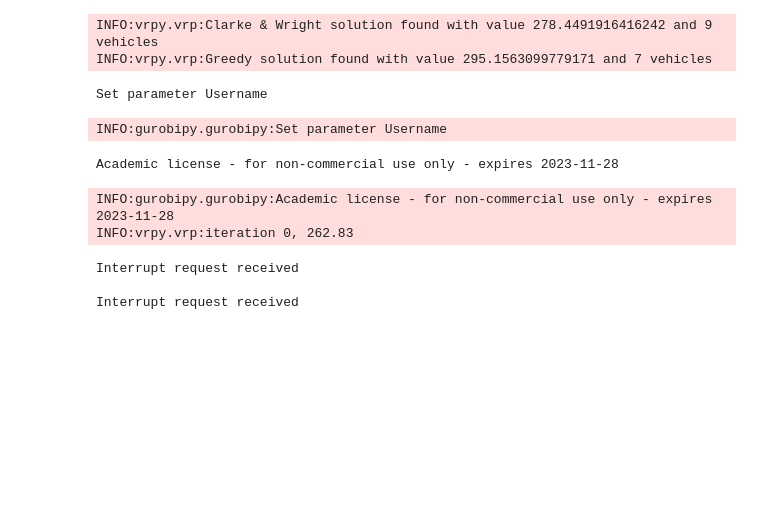
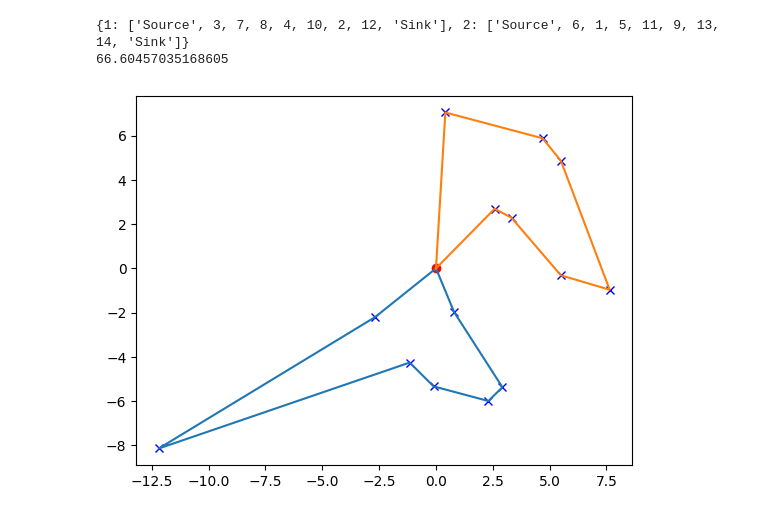
Before and after one commit to jwhtkr/explore-evrp, a Jupyter notebook: evrp.ipynb, the cells around one changed output. Cells and saved outputs as stored; diff of their text form; code cells hidden in the pictures; blank space fills up the shorter version.

```diff
--- a/evrp.ipynb
+++ b/evrp.ipynb
@@ -373,34 +375,27 @@ Coefficient statistics:
 # %%
 import vrpy
 
 import networkx as nx
 
 graph = nx.DiGraph(
     (i if i != 0 else "Source", j if j != 0 else "Sink", {"cost": distance, "time": distance}) for (i, j), distance in distances_dict.items()
 )
 problem = vrpy.VehicleRoutingProblem(graph, duration=MAX_RANGE)
-problem.solve(time_limit=30, cspy=False, solver="gurobi")
+problem.solve(time_limit=TIME_LIMIT)
 print(problem.best_routes)
 print(sum(problem.best_routes_cost.values()))
 plt.plot(node_locs[0, 0], node_locs[0, 1], "or")
 plt.plot(node_locs[1:, 0], node_locs[1:, 1], "xb")
 for _, tour in problem.best_routes.items():
     pts = np.zeros((len(tour) + 1, 2))
     for idx, node in enumerate(tour):
         pts[idx] = node_locs[0 if node in {"Source", "Sink"} else node]
     pts[-1] = node_locs[0]
     plt.plot(pts[:, 0], pts[:, 1])
 # %% [output]
-INFO:vrpy.vrp:Clarke & Wright solution found with value 278.4491916416242 and 9 vehicles
-INFO:vrpy.vrp:Greedy solution found with value 295.1563099779171 and 7 vehicles
+{1: ['Source', 3, 7, 8, 4, 10, 2, 12, 'Sink'], 2: ['Source', 6, 1, 5, 11, 9, 13, 14, 'Sink']}
+66.60457035168605
-Set parameter Username
-INFO:gurobipy.gurobipy:Set parameter Username
-Academic license - for non-commercial use only - expires 2023-11-28
-INFO:gurobipy.gurobipy:Academic license - for non-commercial use only - expires 2023-11-28
-INFO:vrpy.vrp:iteration 0, 262.83
-Interrupt request received
-
-Interrupt request received
+[figure, added]
 # %%
 import gurobipy as gp
 
```
Also changed, not shown: parts of 11 cells of this notebook, 3 other files.
